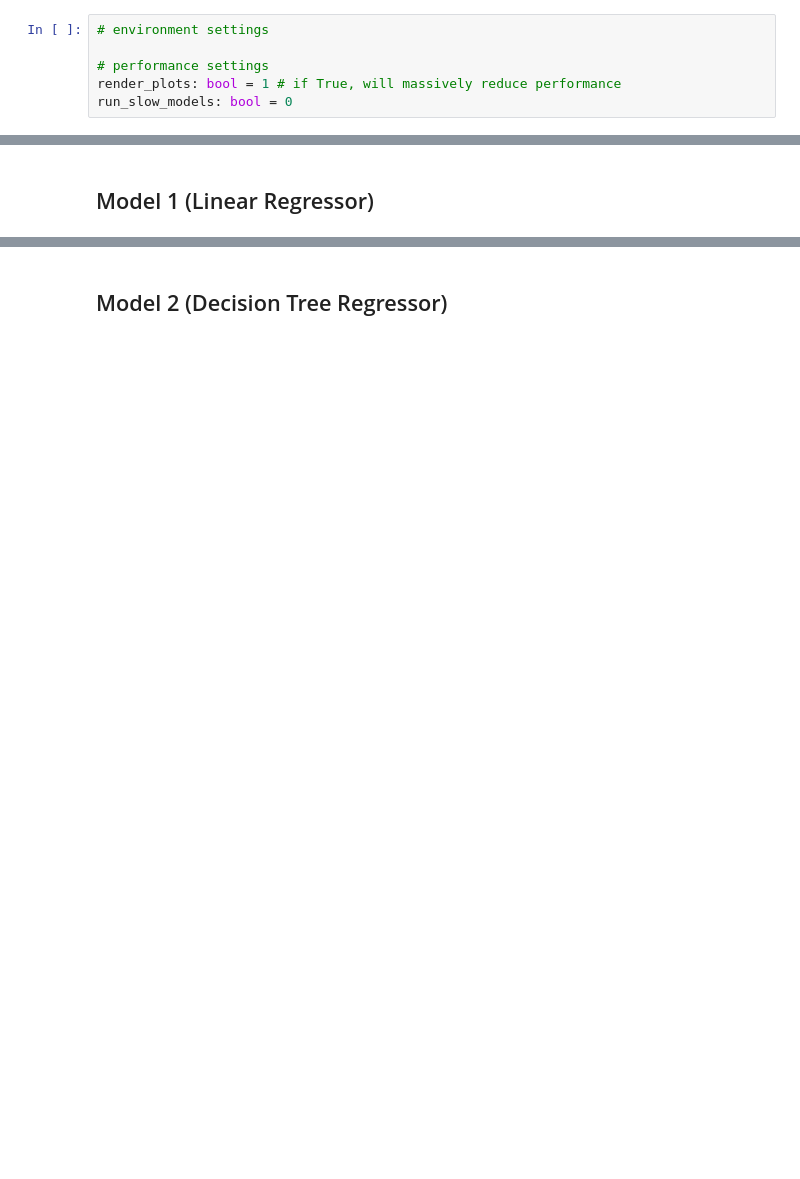
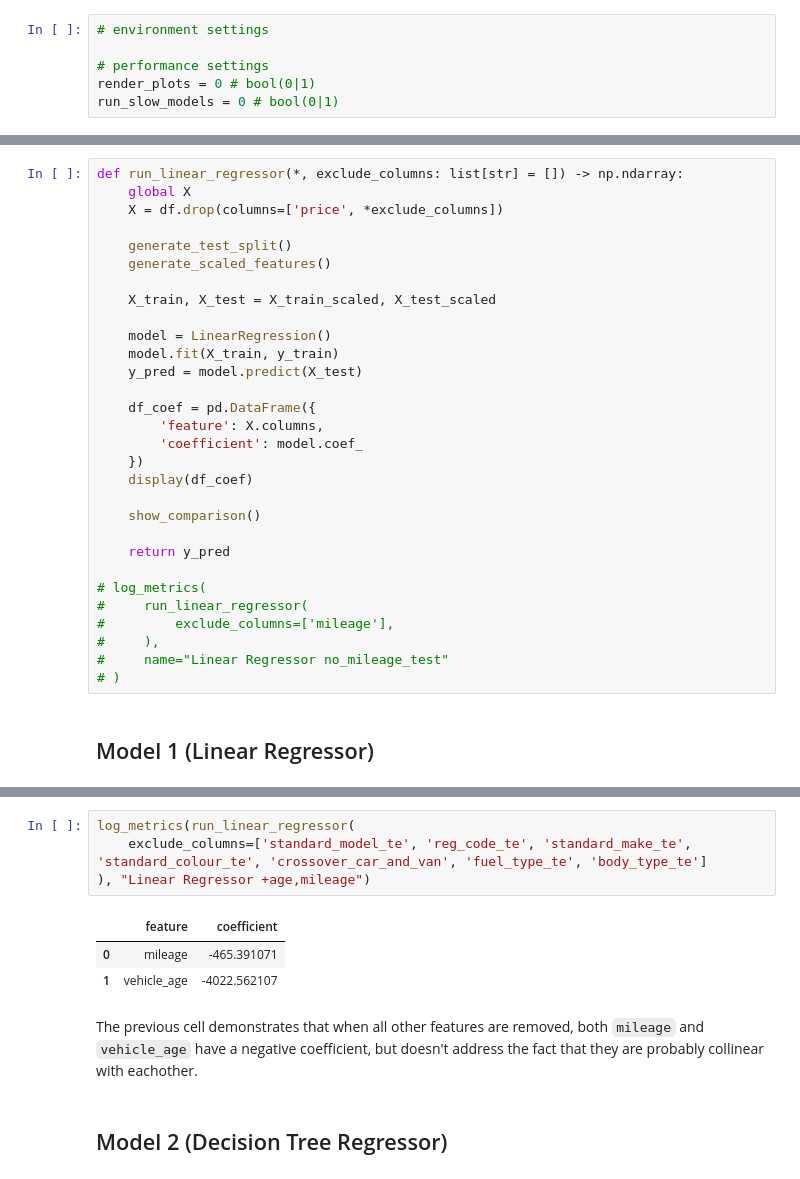
Before and after one commit to jake05050505/UA92-12-Applied_Artificial_Intelligence, a Jupyter notebook: assignment.ipynb, the cells around one changed output, grey strips where cells are left out. Cells and saved outputs as stored; diff of their text form; blank space fills up the shorter version.

```diff
--- a/assignment.ipynb
+++ b/assignment.ipynb
@@ -18,8 +21,8 @@ df = pd.read_csv("/content/drive/MyDrive/UA92/12 Applied Artificial Intelligence
 # environment settings
 
 # performance settings
-render_plots: bool = 1 # if True, will massively reduce performance
-run_slow_models: bool = 0
+render_plots = 0 # bool(0|1)
+run_slow_models = 0 # bool(0|1)
 # %% [markdown]
 # Initial data analysis
 # %%
@@ -347,2 +353,32 @@ def show_comparison() -> None:
+# %%
+def run_linear_regressor(*, exclude_columns: list[str] = []) -> np.ndarray:
+    global X
+    X = df.drop(columns=['price', *exclude_columns])
+
+    generate_test_split()
+    generate_scaled_features()
+
+    X_train, X_test = X_train_scaled, X_test_scaled
+
+    model = LinearRegression()
+    model.fit(X_train, y_train)
+    y_pred = model.predict(X_test)
+
+    df_coef = pd.DataFrame({
+        'feature': X.columns,
+        'coefficient': model.coef_
+    })
+    display(df_coef)
+
+    show_comparison()
+
+    return y_pred
+
+# log_metrics(
+#     run_linear_regressor(
+#         exclude_columns=['mileage'],
+#     ),
+#     name="Linear Regressor no_mileage_test"
+# )
 # %% [markdown]
 ## Model 1 (Linear Regressor)
@@ -442,3 +461,13 @@ display(df_coef)
+# %%
+log_metrics(run_linear_regressor(
+    exclude_columns=['standard_model_te', 'reg_code_te', 'standard_make_te', 'standard_colour_te', 'crossover_car_and_van', 'fuel_type_te', 'body_type_te']
+), "Linear Regressor +age,mileage")
+# %% [output]
+|  | feature | coefficient |
+| 0 | mileage | -465.391071 |
+| 1 | vehicle_age | -4022.562107 |
+# %% [markdown]
+The previous cell demonstrates that when all other features are removed, both `mileage` and `vehicle_age` have a negative coefficient, but doesn't address the fact that they are probably collinear with eachother.
 # %% [markdown]
 ## Model 2 (Decision Tree Regressor)
 # %%
```
Also changed, not shown: parts of 40 cells of this notebook.
